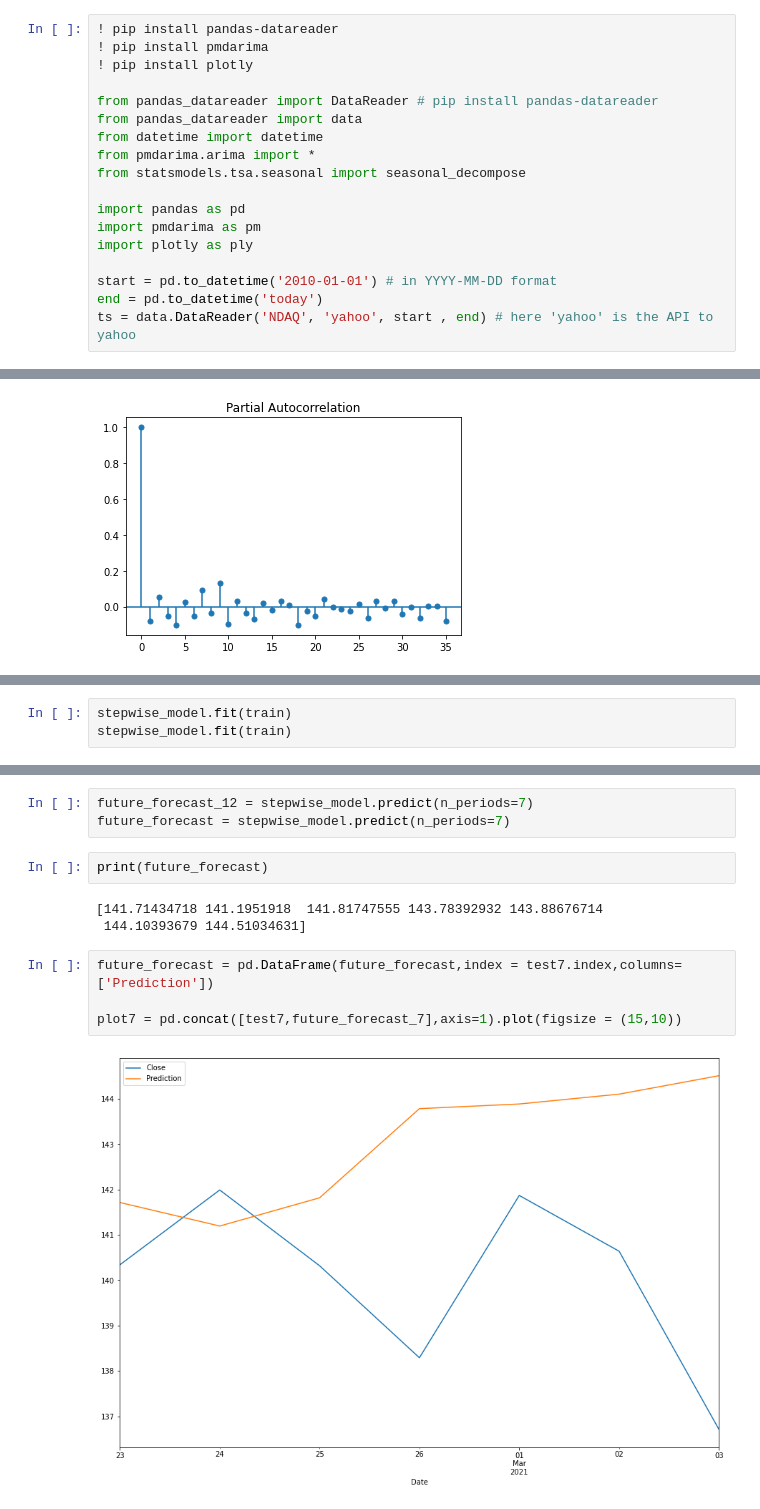
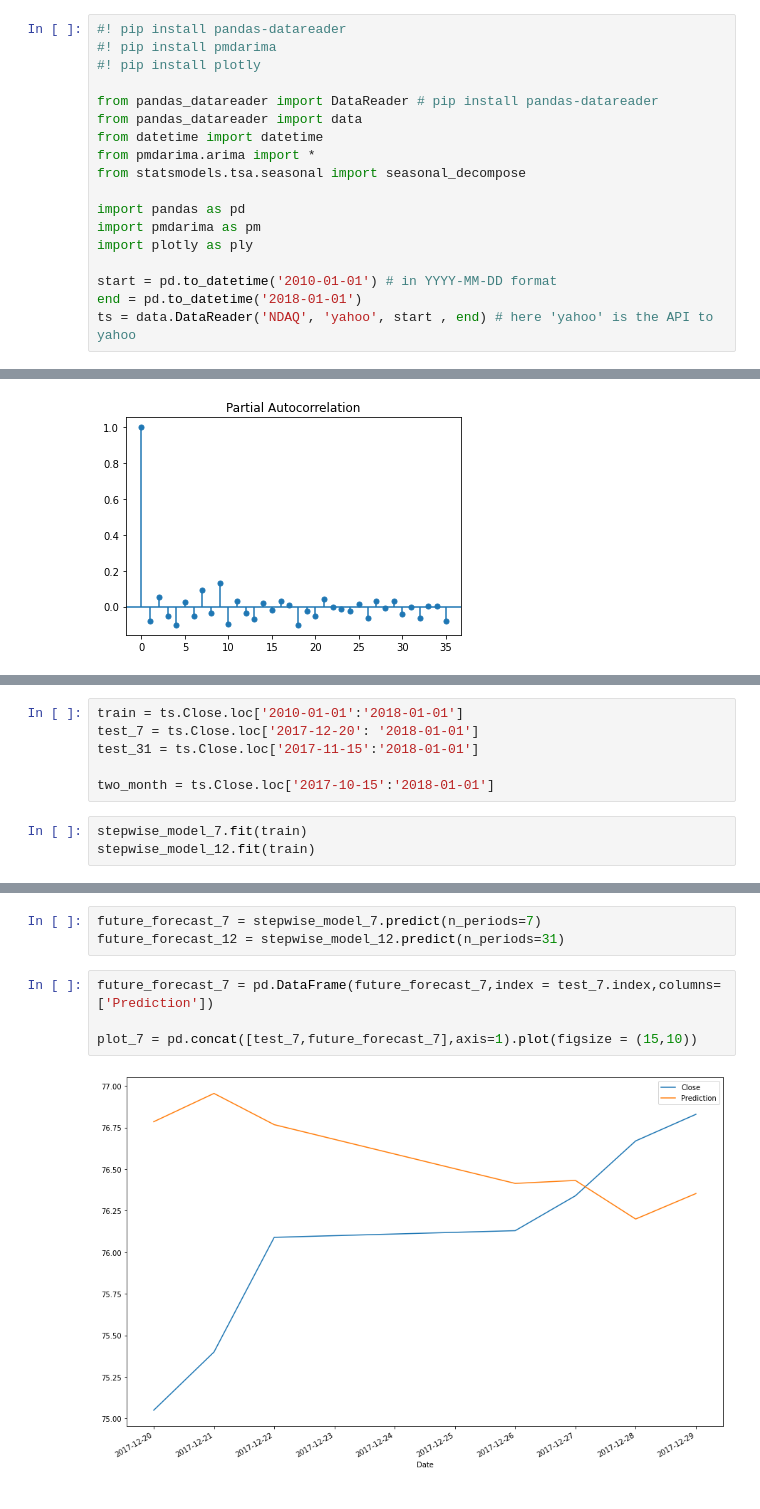
Before and after one commit to cian-moynagh/Group-40-Sweng, a Jupyter notebook: Time Series Analysis.ipynb, the cells around one changed output, grey strips where cells are left out. Drawn from its saved outputs; the diff is of its cells as text.

Commit message:
changed train period to end at 2018 for more stable time series

```diff
--- a/Time Series Analysis.ipynb
+++ b/Time Series Analysis.ipynb
@@ -1,7 +1,7 @@
 # %%
-! pip install pandas-datareader
-! pip install pmdarima
-! pip install plotly
+#! pip install pandas-datareader
+#! pip install pmdarima
+#! pip install plotly
 
 from pandas_datareader import DataReader # pip install pandas-datareader
 from pandas_datareader import data
@@ -14,5 +14,5 @@ import pmdarima as pm
 import plotly as ply
 
 start = pd.to_datetime('2010-01-01') # in YYYY-MM-DD format
-end = pd.to_datetime('today')
+end = pd.to_datetime('2018-01-01')
 ts = data.DataReader('NDAQ', 'yahoo', start , end) # here 'yahoo' is the API to yahoo
@@ -139,4 +95,10 @@ test31 = ts.Close.loc['2021-01-19':'2021-03-03']
+# %%
+train = ts.Close.loc['2010-01-01':'2018-01-01']
+test_7 = ts.Close.loc['2017-12-20': '2018-01-01']
+test_31 = ts.Close.loc['2017-11-15':'2018-01-01']
+
+two_month = ts.Close.loc['2017-10-15':'2018-01-01']
 # %%
-stepwise_model.fit(train)
-stepwise_model.fit(train)
+stepwise_model_7.fit(train)
+stepwise_model_12.fit(train)
 # %% [output]
@@ -153,14 +115,9 @@ print (train.size)
 # %%
-future_forecast_12 = stepwise_model.predict(n_periods=7)
-future_forecast = stepwise_model.predict(n_periods=7)
+future_forecast_7 = stepwise_model_7.predict(n_periods=7)
+future_forecast_12 = stepwise_model_12.predict(n_periods=31)
-# %%
-print(future_forecast)
-# %% [output]
-[141.71434718 141.1951918  141.81747555 143.78392932 143.88676714
- 144.10393679 144.51034631]
 # %%
-future_forecast = pd.DataFrame(future_forecast,index = test7.index,columns=['Prediction'])
+future_forecast_7 = pd.DataFrame(future_forecast_7,index = test_7.index,columns=['Prediction'])
 
-plot7 = pd.concat([test7,future_forecast_7],axis=1).plot(figsize = (15,10))
+plot_7 = pd.concat([test_7,future_forecast_7],axis=1).plot(figsize = (15,10))
 # %% [output]
-[figure, old version]
+[figure, new version]
```
Also changed, not shown: parts of 12 cells of this notebook.
